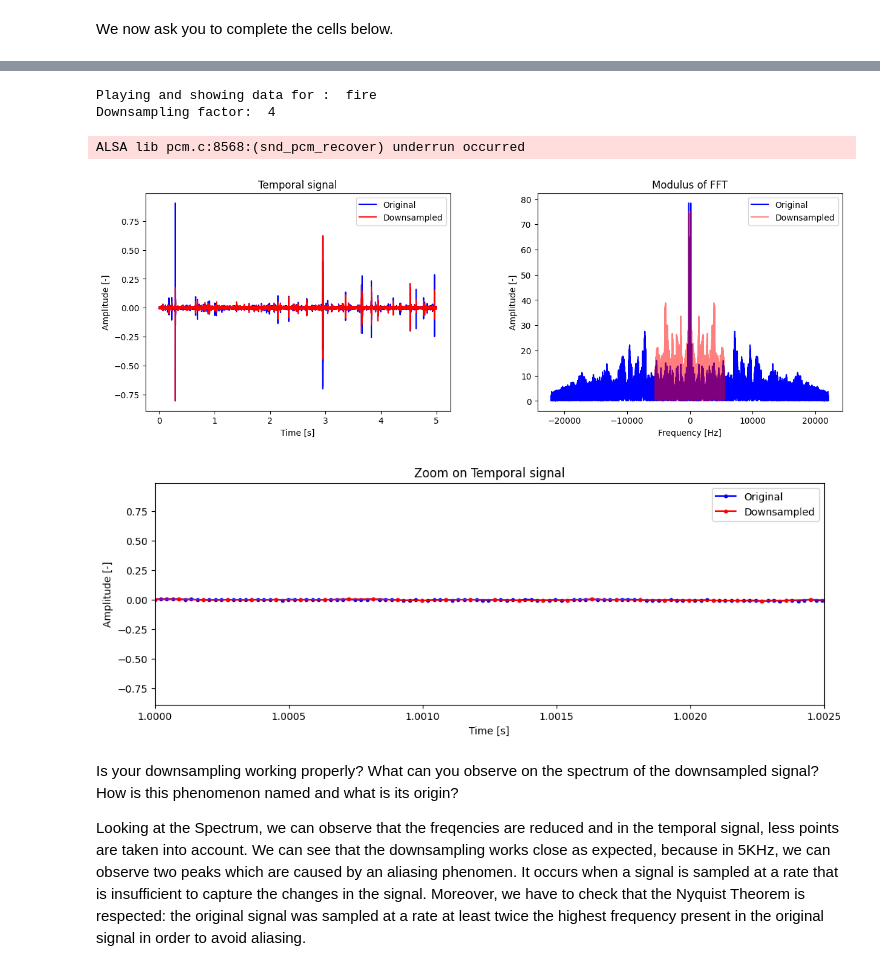
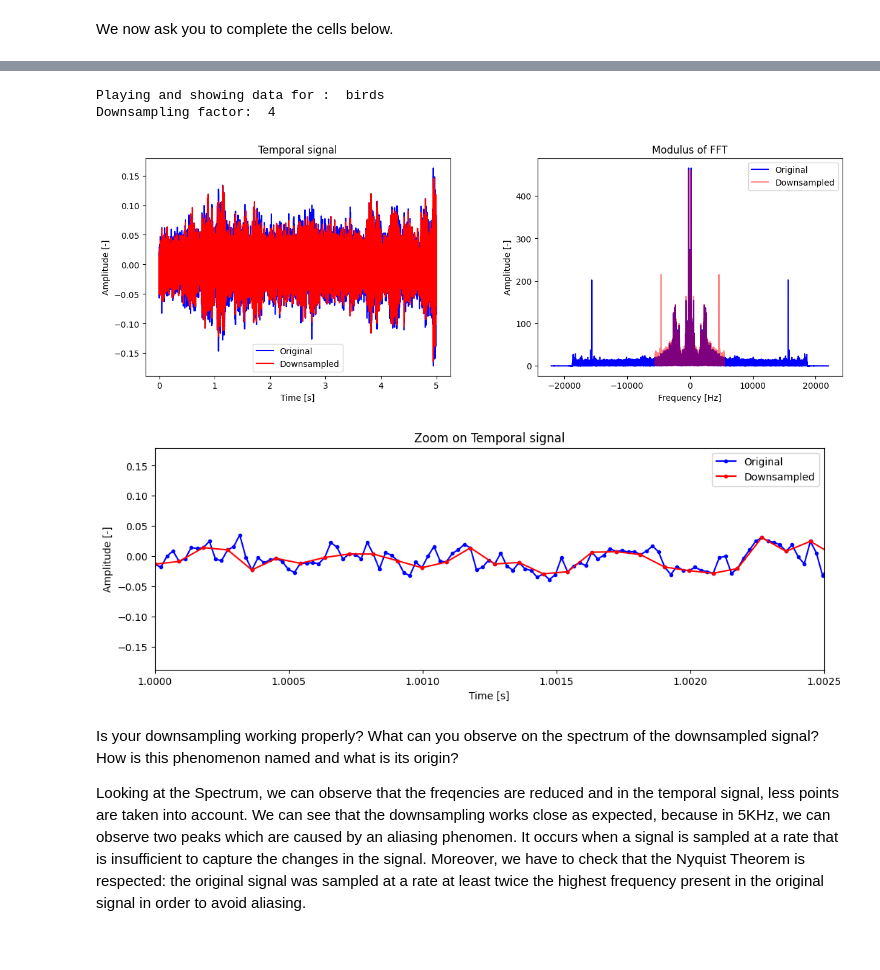
Before and after one commit to LELEC210X/LELEC210X, a Jupyter notebook: classification/h1_feature_vectors.ipynb, the cells around one changed output, grey strips where cells are left out. Cells and saved outputs as stored; diff of their text form; code cells hidden in the pictures.

Commit message:
birds

```diff
--- a/classification/h1_feature_vectors.ipynb
+++ b/classification/h1_feature_vectors.ipynb
@@ -104,33 +104,32 @@ In practice, here is the observed phenomenon when downsampling the spectrum abov
 <center> <img src="figs/downsampling.png" alt=""  width="600" height="300"/> </center>
 # %%
 fs_down = 11025  # Target sampling frequency
-sound = dataset["fire", 2]  # Sound choice
+sound = dataset["birds", 2]  # Sound choice
 
 print("Playing and showing data for : ", get_cls_from_path(sound))
 x, fs = sf.read(sound)
 
 
 M = fs // fs_down  # Downsampling factor
 print("Downsampling factor: ", M)
 
 ### TO COMPLETE
 ### Downsample "audio"
 
 x_naive_down = []
 for i in range(x.size):
     if i % M == 0:
         x_naive_down.append(x[i])
 
 def cheat_downsampling(x, M):
     return signal.decimate(x, M)
 
 plot_audio(x, x_naive_down, fs, fs_down)  # Function call
 # %% [output]
-Playing and showing data for :  fire
+Playing and showing data for :  birds
 Downsampling factor:  4
-ALSA lib pcm.c:8568:(snd_pcm_recover) underrun occurred
-[figure, old version]
+[figure, new version]
-[figure, old version]
+[figure, new version]
 # %% [markdown]
 Is your downsampling working properly? What can you observe on the spectrum of the downsampled signal? How is this phenomenon named and what is its origin?
 
```
Also changed, not shown: parts of 6 cells of this notebook.
